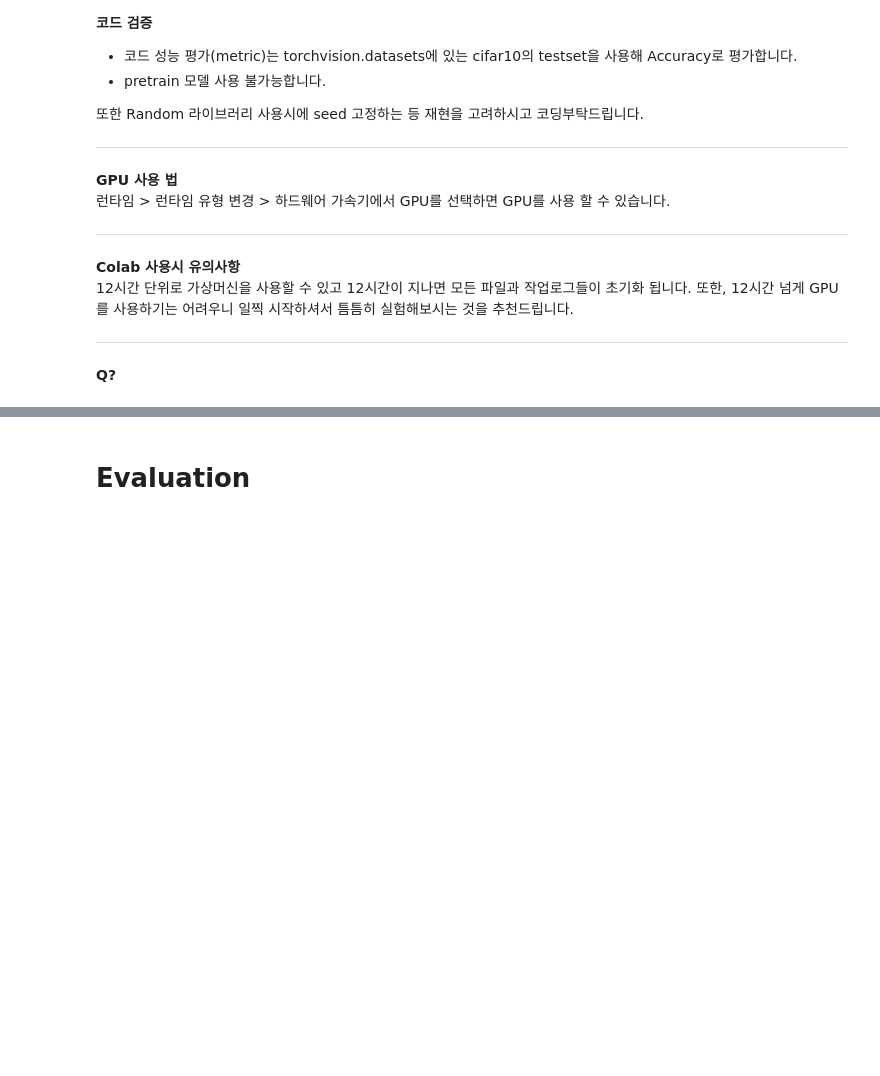
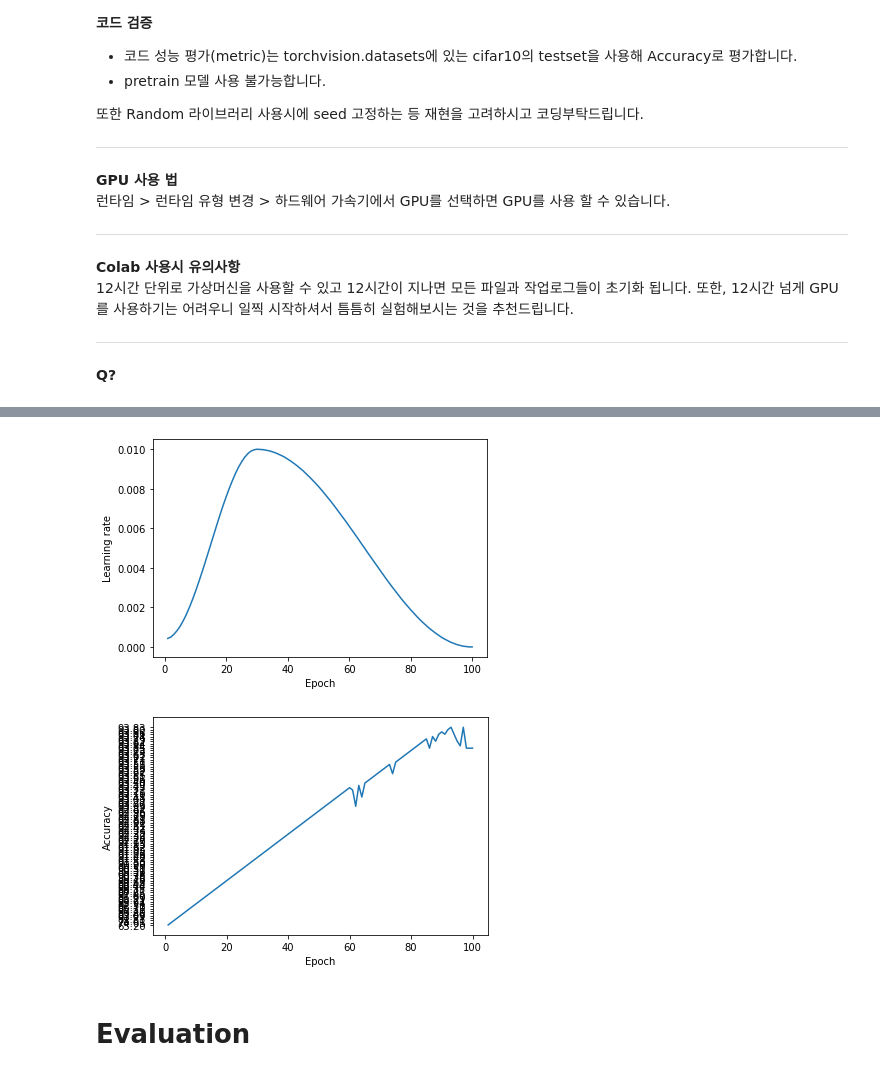
Before and after one commit to BBulMushroom/CIFAR_10_classification, a Jupyter notebook: CNN_Baseline.ipynb, the cells around one changed output, grey strips where cells are left out. Drawn from its saved outputs; the diff is of its cells as text; code cells hidden in the pictures; blank space fills up the shorter version.

Commit message:
93.94% 100epoch

```diff
--- a/CNN_Baseline.ipynb
+++ b/CNN_Baseline.ipynb
@@ -87,11 +113,12 @@ from tabulate import tabulate
 from IPython.display import clear_output
 
 drive.mount('/content/gdrive')
+PATH = '/content/gdrive/Shareddrives/전자공학종합설계/ResNet9//model_ckpt.pt'
 
 # 하이퍼 파라미터
-EPOCH = 50
+EPOCH = 100
 batch_size = 500
-learning_rate = 0.003
+learning_rate = 0.001
 grad_clip = 0.1
 weight_decay = 0.0001
 
@@ -104,7 +131,7 @@ classes = ('plane', 'car', 'bird', 'cat',
 
 
 # 이미지 전처리
-torch.manual_seed(500)  # 시드 고정
+torch.manual_seed(600)  # 시드 고정
 train_transform = transforms.Compose(
     [transforms.ToTensor(),
      transforms.RandomCrop(32, padding=4, padding_mode = 'reflect'),
@@ -196,12 +205,11 @@ scheduler = optim.lr_scheduler.OneCycleLR(optimizer=optimizer, max_lr = 0.01, ep
 #scheduler = optim.lr_scheduler.ExponentialLR(optimizer=optimizer, gamma=0.99)
 
 
-
 # Training
 acc = 0
 last_acc = 0
 n = len(trainloader)
-result = defaultdict(list, {'Epoch': [], 'Working Time': [], 'Loss': [], 'Last lr': [], 'Acc': []}) # 출력 데이터
+result = defaultdict(list, {'Epoch': [], 'Working Time': [], 'Loss': [], 'Last lr': [], 'Accuracy': []}) # 출력 데이터
 
 for epoch in range(EPOCH):
 
@@ -244,8 +252,8 @@ for epoch in range(EPOCH):
           correct_pred[classes[label]] += 1
           total_pred[classes[label]] += 1
 
-  acc = 100. * correct / total
-  print('Epoch: %d, Loss: %.3f, Last lr: %.5f, Acc: %.2f%%' %(epoch + 1,
+  acc = 100 * correct / total
+  print('Epoch: %d, Loss: %.3f, Last lr: %.5f, Accuracy: %.2f%%' %(epoch + 1,
                                                               running_loss / len(trainloader),
                                                               optimizer.param_groups[0]['lr'],
                                                               acc))
@@ -254,11 +262,12 @@ for epoch in range(EPOCH):
   result['Working Time'].append(end-start)
   result['Loss'].append(format(running_loss / len(trainloader), '.3f'))
   result['Last lr'].append(format(optimizer.param_groups[0]['lr'], '.5f'))
-  result['Acc'].append(acc)
+  result['Accuracy'].append(format(acc, '.2f'))
 
   if acc > last_acc:
-    torch.save(net.state_dict() ,'/content/gdrive/Shareddrives/전자공학종합설계/ResNet9//model_ckpt.pt') # 모델 저장, path 수정
-  last_acc = acc
+    torch.save(net.state_dict() , PATH) # 모델 저장, path 수정
+    print('Checkpoint Saved!')
+    last_acc = acc
 
 clear_output()  # 화면 clear
 print(tabulate(result, headers='keys', tablefmt="fancy_grid"))  # 결과표 출력
@@ -283,3 +292,29 @@ print(tabulate(result, headers='keys', tablefmt="fancy_grid"))  # 결과표 출
+# %%
+# plot
+
+# learning rate
+ax1 = plt.subplot(3, 1, 1)
+plt.plot(result['Epoch'], list(map(float, result['Last lr'])))
+plt.xlabel('Epoch')
+plt.ylabel('Learning rate')
+plt.show()
+
+# accuracy
+ax2 = plt.subplot(3, 1, 2, sharex = ax1)
+plt.plot(result['Epoch'], list(map(float, result['Accuracy'])))
+plt.xlabel('Epoch')
+plt.ylabel('Accuracy (%)')
+plt.show()
+
+# Loss
+ax3 = plt.subplot(3, 1, 3, sharex = ax1)
+plt.plot(result['Epoch'], list(map(float, result['Loss'])))
+plt.xlabel('Epoch')
+plt.ylabel('Loss')
+plt.show()
+# %% [output]
+[figure, added]
+[figure, added]
 # %% [markdown]
 # Evaluation
 # %%
```
Also changed, not shown: parts of 8 cells of this notebook.
